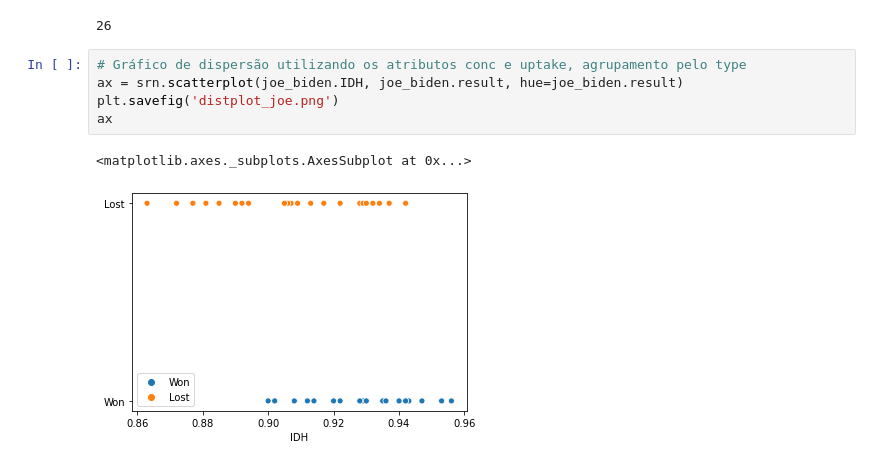
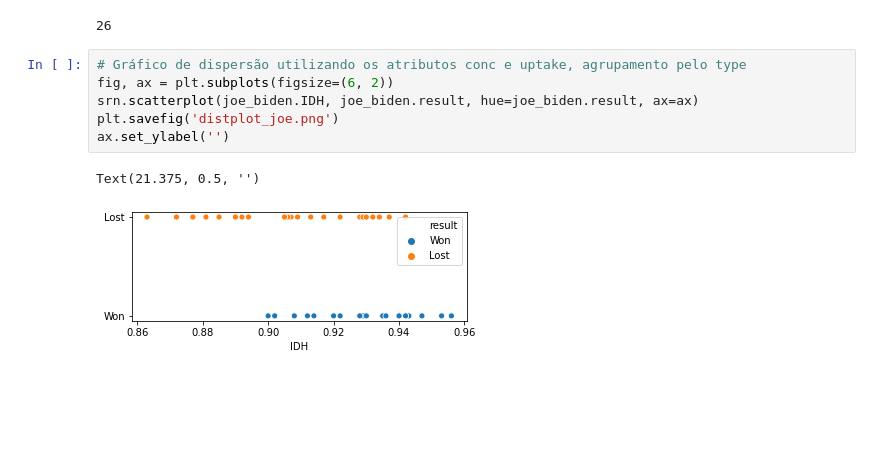
Before and after one commit to Beloin/analise_idh_votacao_eua, a Jupyter notebook: idh_usa.ipynb, the cells around one changed output. Drawn from its saved outputs; the diff is of its cells as text; blank space fills up the shorter version.

```diff
--- a/idh_usa.ipynb
+++ b/idh_usa.ipynb
@@ -170,9 +170,10 @@ len(joe_biden.loc[joe_biden.result == 'Won'])
 26
 # %%
 # Gráfico de dispersão utilizando os atributos conc e uptake, agrupamento pelo type
-ax = srn.scatterplot(joe_biden.IDH, joe_biden.result, hue=joe_biden.result)
+fig, ax = plt.subplots(figsize=(6, 2))
+srn.scatterplot(joe_biden.IDH, joe_biden.result, hue=joe_biden.result, ax=ax)
 plt.savefig('distplot_joe.png')
-ax
+ax.set_ylabel('')
 # %% [output]
-<matplotlib.axes._subplots.AxesSubplot at 0x...>
+Text(21.375, 0.5, '')
-[figure, old version]
+[figure, new version]
```
Also changed, not shown: parts of 5 cells of this notebook, 1 other file.
